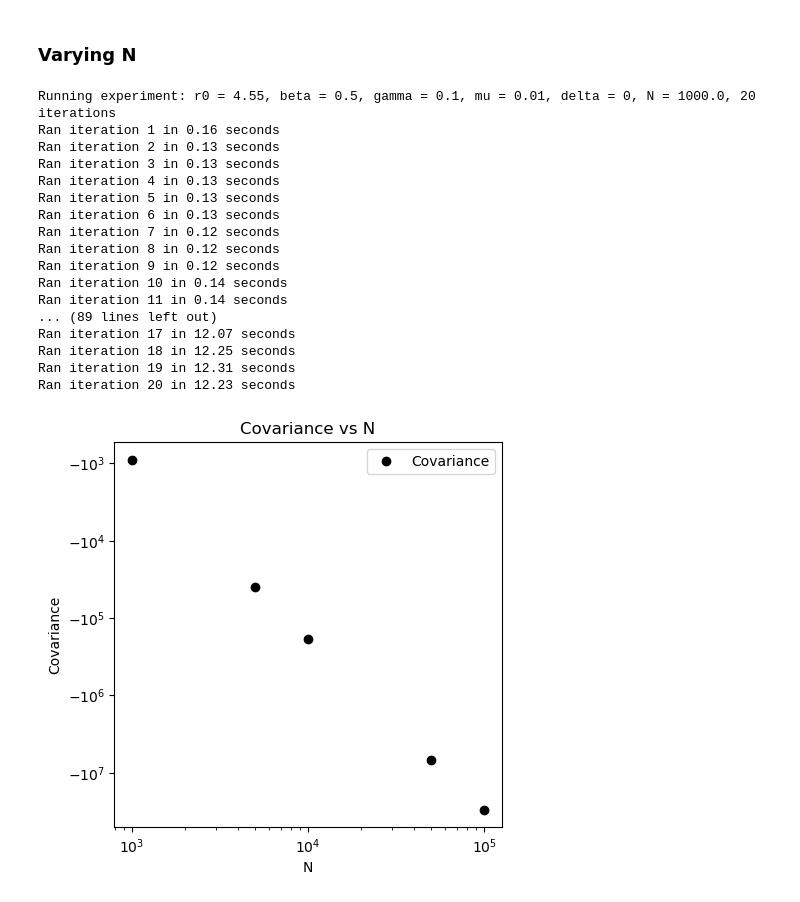
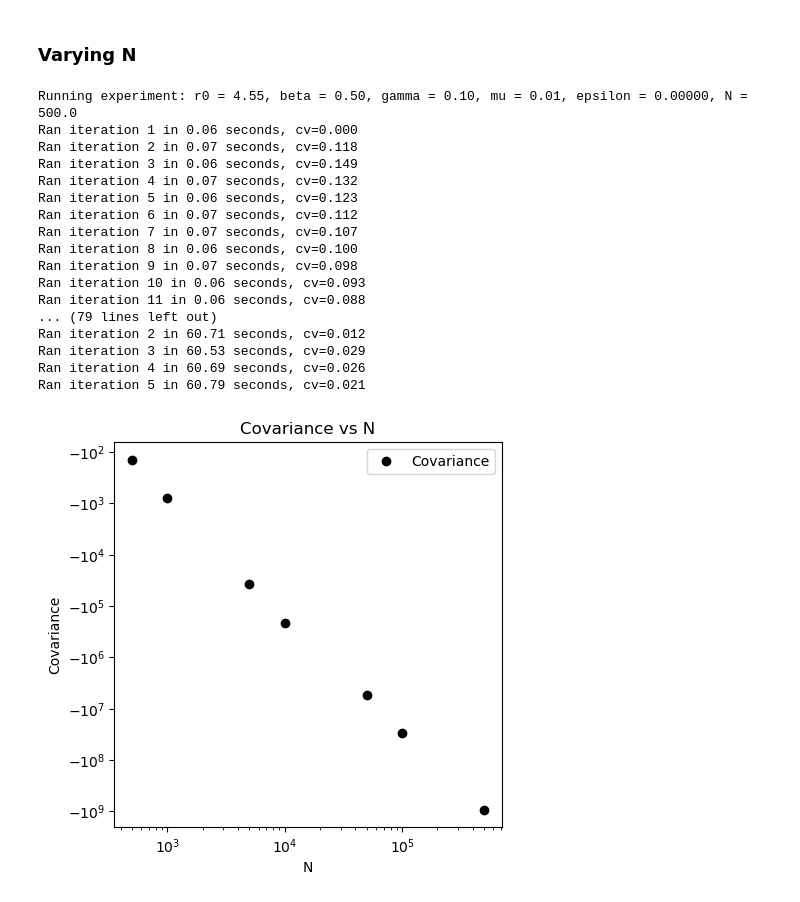
Before and after one commit to kylehtunis/stochastic-modeling, a Jupyter notebook: problem1.ipynb, the cells around one changed output. Saved outputs shown, nothing was run; the diff lists cells and outputs as text; code cells hidden in the pictures.

```diff
--- a/problem1.ipynb
+++ b/problem1.ipynb
@@ -304,11 +353,11 @@ Ran iteration 1 in 121.21 seconds
 # %% [markdown]
 ### Vary $R_0$
 # %%
-r0s = np.arange(0.5, 15.5, 0.5)
-iterations = 20
+r0s = np.arange(0.5, 10.5, 0.5)
+max_iterations = 100
 
 r0experiments = Experiments([])
 for r0 in r0s:
-    r0experiments.experiments.append(Experiment(Gillespie_Parameters(population_size, initial_infected, beta=r0 * (gamma + mu), gamma=gamma, mu=mu), events, sim_length, data_rate, iterations))
+    r0experiments.experiments.append(Experiment(Gillespie_Parameters(population_size, initial_infected, beta=r0 * (gamma + mu), gamma=gamma, mu=mu), events=events, simulation_length=sim_length, data_rate=data_rate, max_iterations=max_iterations))
 r0experiments.run()
 # %% [output]
@@ -351,5 +400,5 @@ plt.show()
 # %%
-graphed_r0s = [0.5, 2.0, 5.0, 15.0]
+graphed_r0s = [0.5, 2.0, 5.0, 10.0]
 plt.figure(figsize=(10, 10))
 for ex in r0experiments.experiments:
     if ex.params.r0 not in graphed_r0s:
@@ -369,11 +418,10 @@ plt.show()
 ### Varying $\gamma$
 # %%
 gammas = np.arange(0.05, 1.05, 0.05)
-iterations = 20
 r0 = 5.0
 
 gamma_experiments = Experiments([])
 for g in gammas:
-    gamma_experiments.experiments.append(Experiment(Gillespie_Parameters(population_size, initial_infected, beta=beta, gamma=g, mu=mu), events, sim_length, data_rate, iterations))
+    gamma_experiments.experiments.append(Experiment(Gillespie_Parameters(population_size, initial_infected, beta=beta, gamma=g, mu=mu), events=events, simulation_length=sim_length, data_rate=data_rate, max_iterations=max_iterations))
 gamma_experiments.run()
 # %% [output]
@@ -433,51 +481,51 @@ plt.show()
 # %% [markdown]
 ### Varying N
 # %%
-ns = [1e3, 5e3, 1e4, 5e4, 1e5]
+ns = [5e2, 1e3, 5e3, 1e4, 5e4, 1e5, 5e5]
 iterations = 20
 r0 = 5.0
 
 n_experiments = Experiments([])
 for n in ns:
-    n_experiments.experiments.append(Experiment(Gillespie_Parameters(n, initial_infected, beta=beta, gamma=gamma, mu=mu), events, sim_length, data_rate, iterations))
+    n_experiments.experiments.append(Experiment(Gillespie_Parameters(n, initial_infected, beta=beta, gamma=gamma, mu=mu), events=events, simulation_length=sim_length, data_rate=data_rate, max_iterations=max_iterations))
 n_experiments.run()
 # %% [output]
-Running experiment: r0 = 4.55, beta = 0.5, gamma = 0.1, mu = 0.01, delta = 0, N = 1000.0, 20 iterations
-Ran iteration 1 in 0.16 seconds
-Ran iteration 2 in 0.13 seconds
-Ran iteration 3 in 0.13 seconds
-Ran iteration 4 in 0.13 seconds
-Ran iteration 5 in 0.13 seconds
-Ran iteration 6 in 0.13 seconds
-Ran iteration 7 in 0.12 seconds
-Ran iteration 8 in 0.12 seconds
-Ran iteration 9 in 0.12 seconds
-Ran iteration 10 in 0.14 seconds
-Ran iteration 11 in 0.14 seconds
-... (89 lines left out)
-Ran iteration 17 in 12.07 seconds
-Ran iteration 18 in 12.25 seconds
-Ran iteration 19 in 12.31 seconds
-Ran iteration 20 in 12.23 seconds
+Running experiment: r0 = 4.55, beta = 0.50, gamma = 0.10, mu = 0.01, epsilon = 0.00000, N = 500.0
+Ran iteration 1 in 0.06 seconds, cv=0.000
+Ran iteration 2 in 0.07 seconds, cv=0.118
+Ran iteration 3 in 0.06 seconds, cv=0.149
+Ran iteration 4 in 0.07 seconds, cv=0.132
+Ran iteration 5 in 0.06 seconds, cv=0.123
+Ran iteration 6 in 0.07 seconds, cv=0.112
+Ran iteration 7 in 0.07 seconds, cv=0.107
+Ran iteration 8 in 0.06 seconds, cv=0.100
+Ran iteration 9 in 0.07 seconds, cv=0.098
+Ran iteration 10 in 0.06 seconds, cv=0.093
+Ran iteration 11 in 0.06 seconds, cv=0.088
+... (79 lines left out)
+Ran iteration 2 in 60.71 seconds, cv=0.012
+Ran iteration 3 in 60.53 seconds, cv=0.029
+Ran iteration 4 in 60.69 seconds, cv=0.026
+Ran iteration 5 in 60.79 seconds, cv=0.021
 # %%
 # plot covariance
 
 plt.figure(figsize=(5,5))
 plt.title('Covariance vs N')
 plt.xlabel('N')
 plt.ylabel('Covariance')
 plt.yscale('symlog')
 plt.xscale('log')
 
 covs = []
 for ex in n_experiments.experiments:
     mean = ex.results.mean_result()
     covs.append(mean.s_i_covariance())
-plt.plot(ns, covs, 'ko', label='Covariance')
+plt.plot(ns, covs, 'ko-', label='Covariance')
 plt.legend()
 plt.show()
 # %% [output]
-[figure, old version]
+[figure, new version]
 # %%
 plt.figure(figsize=(10, 10))
 plt.yscale('symlog')
```
Also changed, not shown: parts of 22 cells of this notebook.
